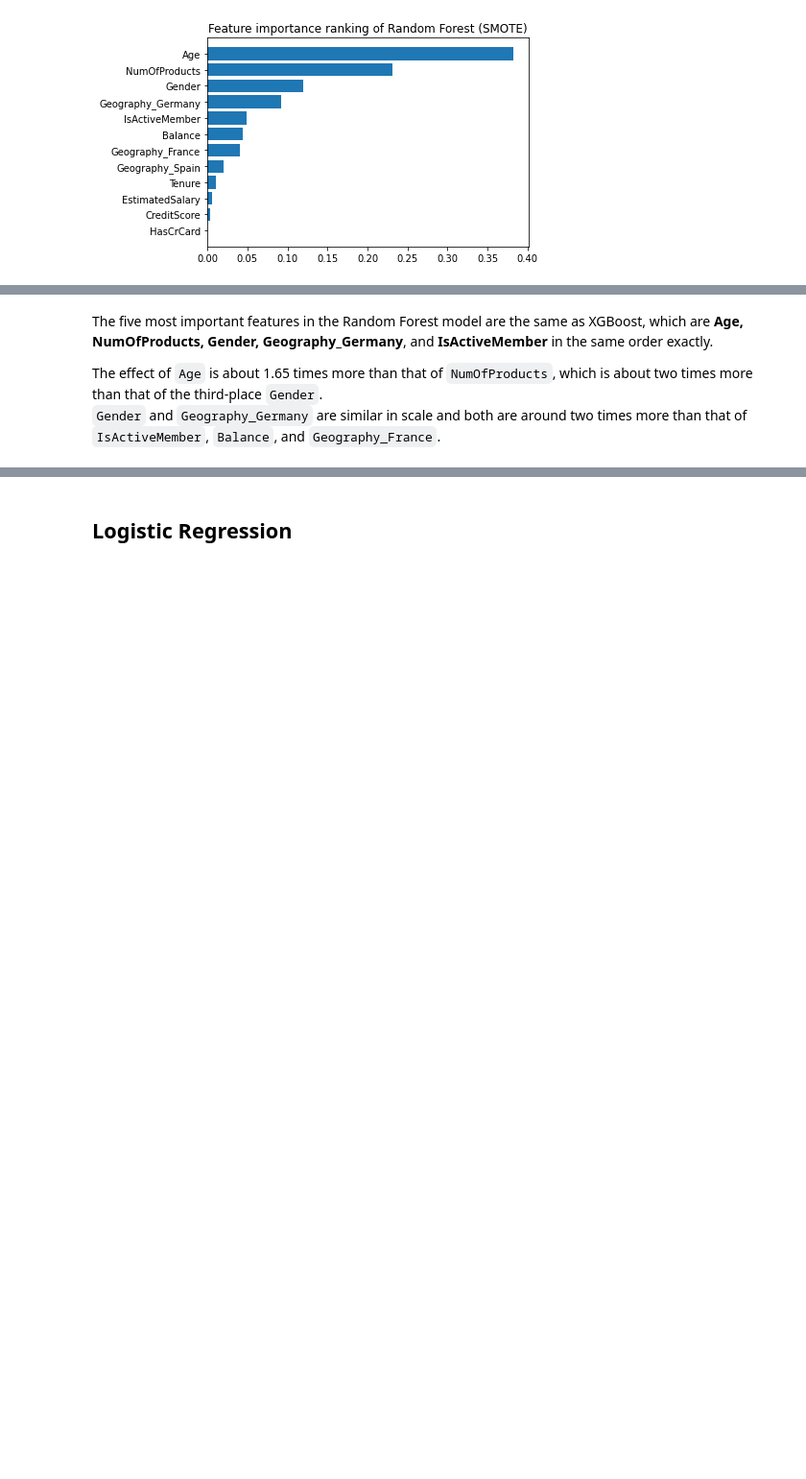
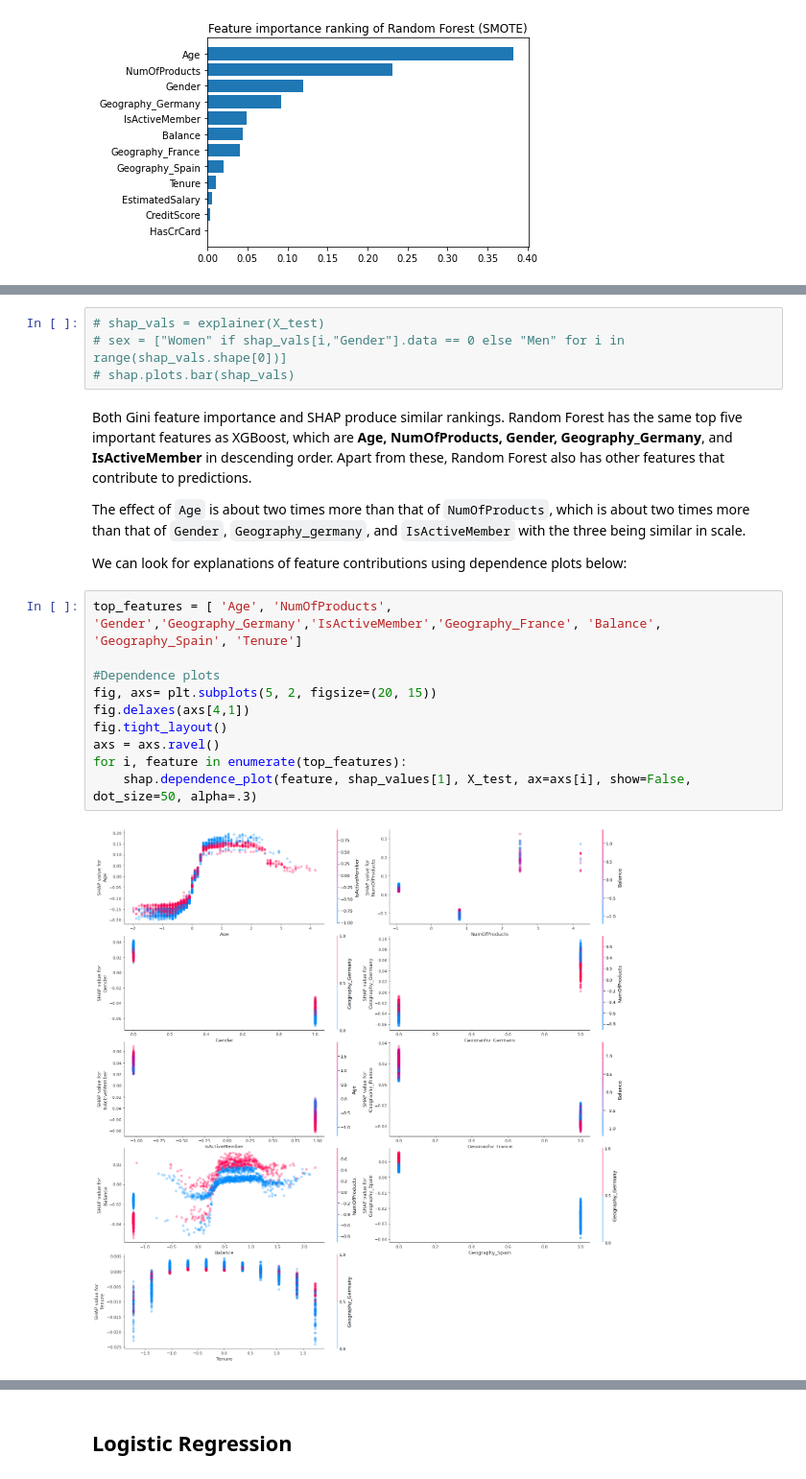
Before and after one commit to karajyr/imbalanced_classification_churn_prediction, a Jupyter notebook: Customer_Churn_Prediction.ipynb, the cells around one changed output, grey strips where cells are left out. Shown at 96% size. Drawn from its saved outputs; the diff is of its cells as text; blank space fills up the shorter version.

```diff
--- a/Customer_Churn_Prediction.ipynb
+++ b/Customer_Churn_Prediction.ipynb
@@ -991,5 +925,22 @@ Feature importance ranking of Random Forest Model (SMOTE):
+# %%
+# shap_vals = explainer(X_test)
+# sex = ["Women" if shap_vals[i,"Gender"].data == 0 else "Men" for i in range(shap_vals.shape[0])]
+# shap.plots.bar(shap_vals)
 # %% [markdown]
-The five most important features in the Random Forest model are the same as XGBoost, which are **Age, NumOfProducts, Gender, Geography_Germany**, and **IsActiveMember** in the same order exactly.
+Both Gini feature importance and SHAP produce similar rankings. Random Forest has the same top five important features as XGBoost, which are **Age, NumOfProducts, Gender, Geography_Germany**, and **IsActiveMember** in descending order. Apart from these, Random Forest also has other features that contribute to predictions.
 
-The effect of `Age` is about 1.65 times more than that of `NumOfProducts`, which is about two times more than that of the third-place `Gender`.
-`Gender` and `Geography_Germany` are similar in scale and both are around two times more than that of `IsActiveMember`, `Balance`, and `Geography_France`.
+The effect of `Age` is about two times more than that of `NumOfProducts`, which is about two times more than that of `Gender`, `Geography_germany`, and `IsActiveMember` with the three being similar in scale.
+
+We can look for explanations of feature contributions using dependence plots below:
+# %%
+top_features = [ 'Age', 'NumOfProducts', 'Gender','Geography_Germany','IsActiveMember','Geography_France', 'Balance', 'Geography_Spain', 'Tenure']
+
+#Dependence plots
+fig, axs= plt.subplots(5, 2, figsize=(20, 15))
+fig.delaxes(axs[4,1])
+fig.tight_layout()
+axs = axs.ravel()
+for i, feature in enumerate(top_features):
+    shap.dependence_plot(feature, shap_values[1], X_test, ax=axs[i], show=False, dot_size=50, alpha=.3)
+# %% [output]
+[figure, added]
```
Also changed, not shown: parts of 73 cells of this notebook.
